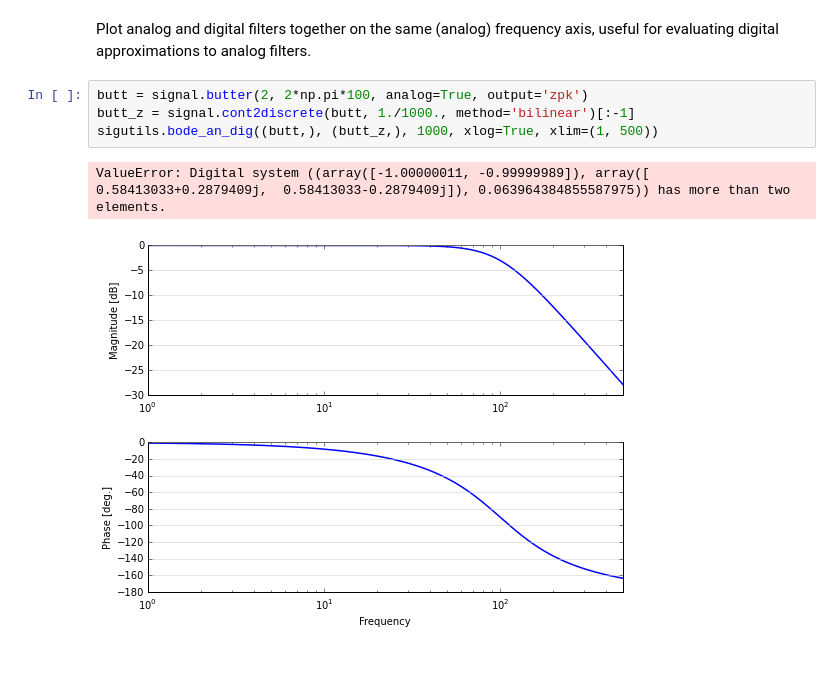
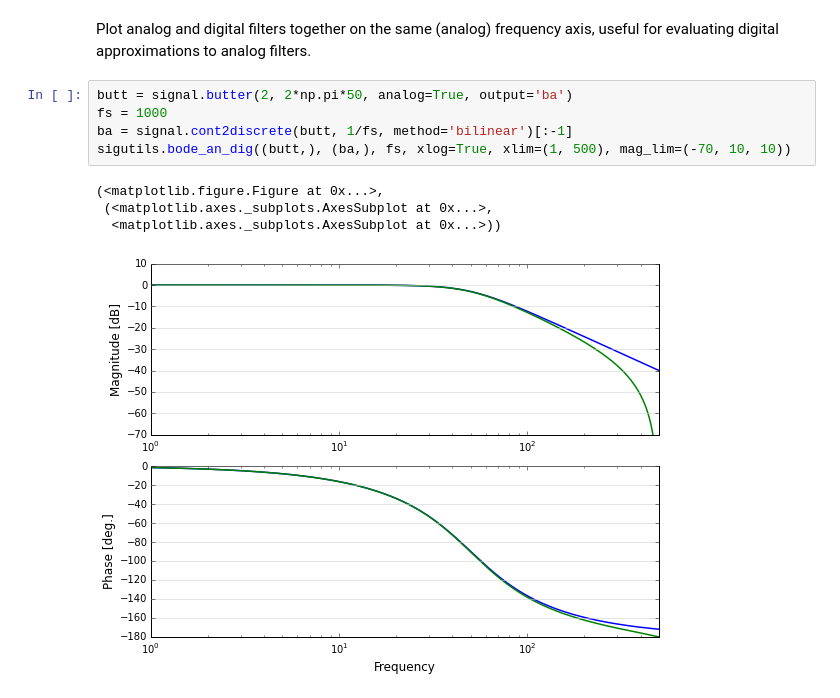
Before and after one commit to ryanpdwyer/sigutils, a Jupyter notebook: examples/Sigutils Example.ipynb, the cells around one changed output. Drawn from its saved outputs; the diff is of its cells as text; blank space fills up the shorter version.

```diff
--- a/examples/Sigutils Example.ipynb
+++ b/examples/Sigutils Example.ipynb
@@ -42,9 +42,12 @@ fig, (ax1, ax2) = sigutils.bode_firs((signal.firwin(51, 0.1, nyq=1),
 # %% [markdown]
 Plot analog and digital filters together on the same (analog) frequency axis, useful for evaluating digital approximations to analog filters.
 # %%
-butt = signal.butter(2, 2*np.pi*100, analog=True, output='zpk')
-butt_z = signal.cont2discrete(butt, 1./1000., method='bilinear')[:-1]
-sigutils.bode_an_dig((butt,), (butt_z,), 1000, xlog=True, xlim=(1, 500))
+butt = signal.butter(2, 2*np.pi*50, analog=True, output='ba')
+fs = 1000
+ba = signal.cont2discrete(butt, 1/fs, method='bilinear')[:-1]
+sigutils.bode_an_dig((butt,), (ba,), fs, xlog=True, xlim=(1, 500), mag_lim=(-70, 10, 10))
 # %% [output]
-ValueError: Digital system ((array([-1.00000011, -0.99999989]), array([ 0.58413033+0.2879409j,  0.58413033-0.2879409j]), 0.063964384855587975)) has more than two elements.
+(<matplotlib.figure.Figure at 0x...>,
+ (<matplotlib.axes._subplots.AxesSubplot at 0x...>,
+  <matplotlib.axes._subplots.AxesSubplot at 0x...>))
-[figure, old version]
+[figure, new version]
```
Also changed, not shown: parts of 10 cells of this notebook, 4 other files.
